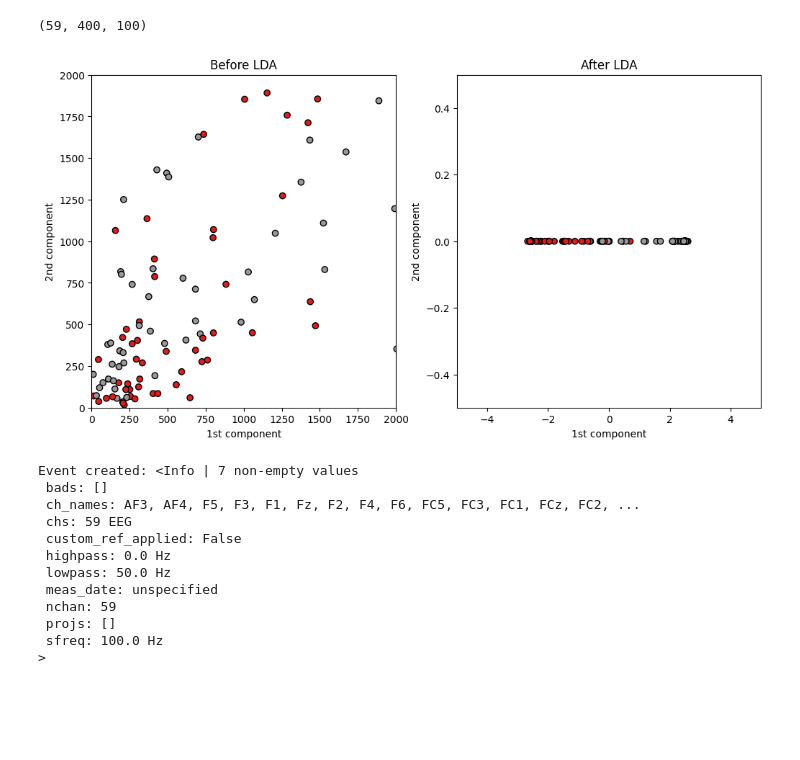
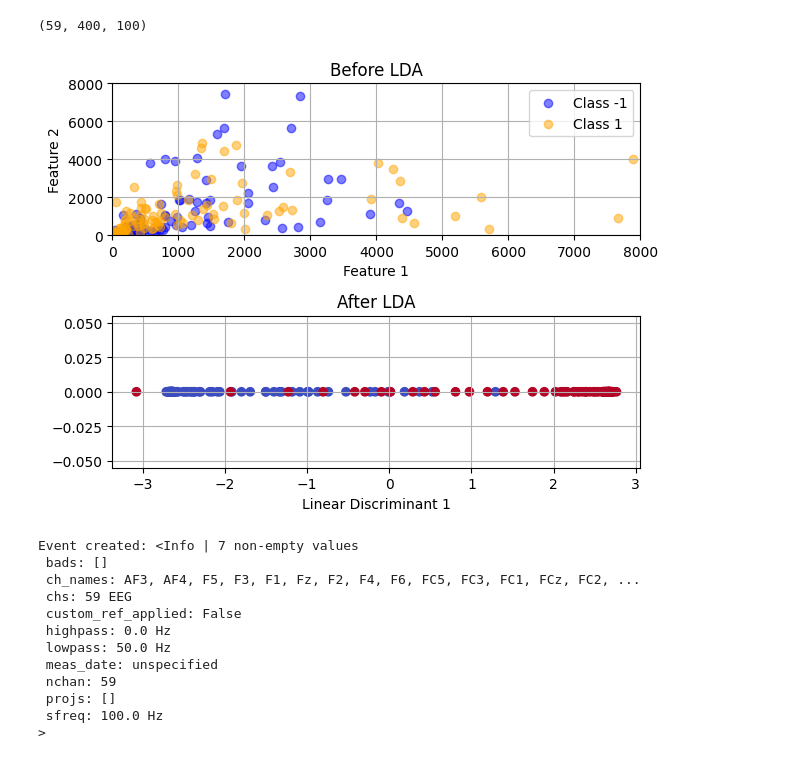
Before and after one commit to costanzapistone/Robot-Control-by-EEG-with-ML, a Jupyter notebook: code/signal_processing/data_visualization.ipynb, the cells around one changed output. Cells and saved outputs as stored; diff of their text form; code cells hidden in the pictures; blank space fills up the shorter version.

```diff
--- a/code/signal_processing/data_visualization.ipynb
+++ b/code/signal_processing/data_visualization.ipynb
@@ -300,53 +300,55 @@ fft_trials[cl].shape
 # %%
 #LDA for dimensionality reduction
 
 from sklearn.discriminant_analysis import LinearDiscriminantAnalysis
 from sklearn.model_selection import train_test_split
 
 
 n_trials_cl1 = fft_trials[cl1].shape[2]
 n_trials_cl2 = fft_trials[cl2].shape[2]
 n_features = fft_trials[cl1].shape[0] * fft_trials[cl1].shape[1]
 
 X_cl1 = fft_trials[cl1].reshape((n_trials_cl1, n_features))
 X_cl2 = fft_trials[cl2].reshape((n_trials_cl2, n_features))
 
 X = np.concatenate((X_cl1, X_cl2),axis = 0)
 
 y = np.concatenate((-np.ones(n_trials_cl1), np.ones(n_trials_cl2)))
 
-X_train, X_test, y_train, y_test = train_test_split(X, y, test_size=0.30, random_state=42)
+#X_train, X_test, y_train, y_test = train_test_split(X, y, test_size=0.30, random_state=42)
 
 lda = LinearDiscriminantAnalysis(n_components=1)
-X_train_lda = lda.fit_transform(X_train, y_train)
 
-X_test_lda = lda.transform(X_test)
+lda.fit(X, y)
 
-# Plot the data before and after LDA
-fig, (ax1, ax2) = plt.subplots(1,2, figsize=(12, 6))
+X_lda = lda.transform(X)
+# Define colors for each class
+color_class1 = 'blue'
+color_class2 = 'orange'
 
-# Plot before LDA
-ax1.scatter(X_train[:, 0], X_train[:, 1], c=y_train, cmap=plt.cm.Set1, edgecolor='k')
-ax1.set_title('Before LDA')
-ax1.set_xlabel('1st component')
-ax1.set_ylabel('2nd component')
+# Before LDA
+plt.subplot(2, 1, 1)
+plt.scatter(X_cl1[:, 0], X_cl1[:, 1], label='Class -1', alpha=0.5, color=color_class1)
+plt.scatter(X_cl2[:, 0], X_cl2[:, 1], label='Class 1', alpha=0.5, color=color_class2)
+plt.title('Before LDA')
+plt.xlabel('Feature 1')
+plt.ylabel('Feature 2')
+plt.grid(True)
+plt.legend()
+plt.xlim((-0.5, 8000))
+plt.ylim((-0.5, 8000))
 
-# Plot after LDA
-ax2.scatter(X_train_lda[:, 0], np.zeros_like(X_train_lda[:, 0]), c=y_train, cmap=plt.cm.Set1, edgecolor='k')
-ax2.set_title('After LDA')
-ax2.set_xlabel('1st component')
-ax2.set_ylabel('2nd component')
+# After LDA
+plt.subplot(2, 1, 2)
+plt.scatter(X_lda[:, 0], np.zeros_like(X_lda), c=y, cmap='coolwarm')
+plt.title('After LDA')
+plt.xlabel('Linear Discriminant 1')
+plt.grid(True)
 
-# Set x-axis limits for both plots
-ax1.set_xlim([0, 2000])
-ax2.set_xlim([-5, 5])
-
-ax1.set_ylim([0, 2000])
-ax2.set_ylim([-0.5, 0.5])
-
+plt.tight_layout()  # Adjust layout for better spacing
 plt.show()
 # %% [output]
-[figure, old version]
+[figure, new version]
 # %%
 import mne
 # %%
```
Also changed, not shown: 2 other files.
